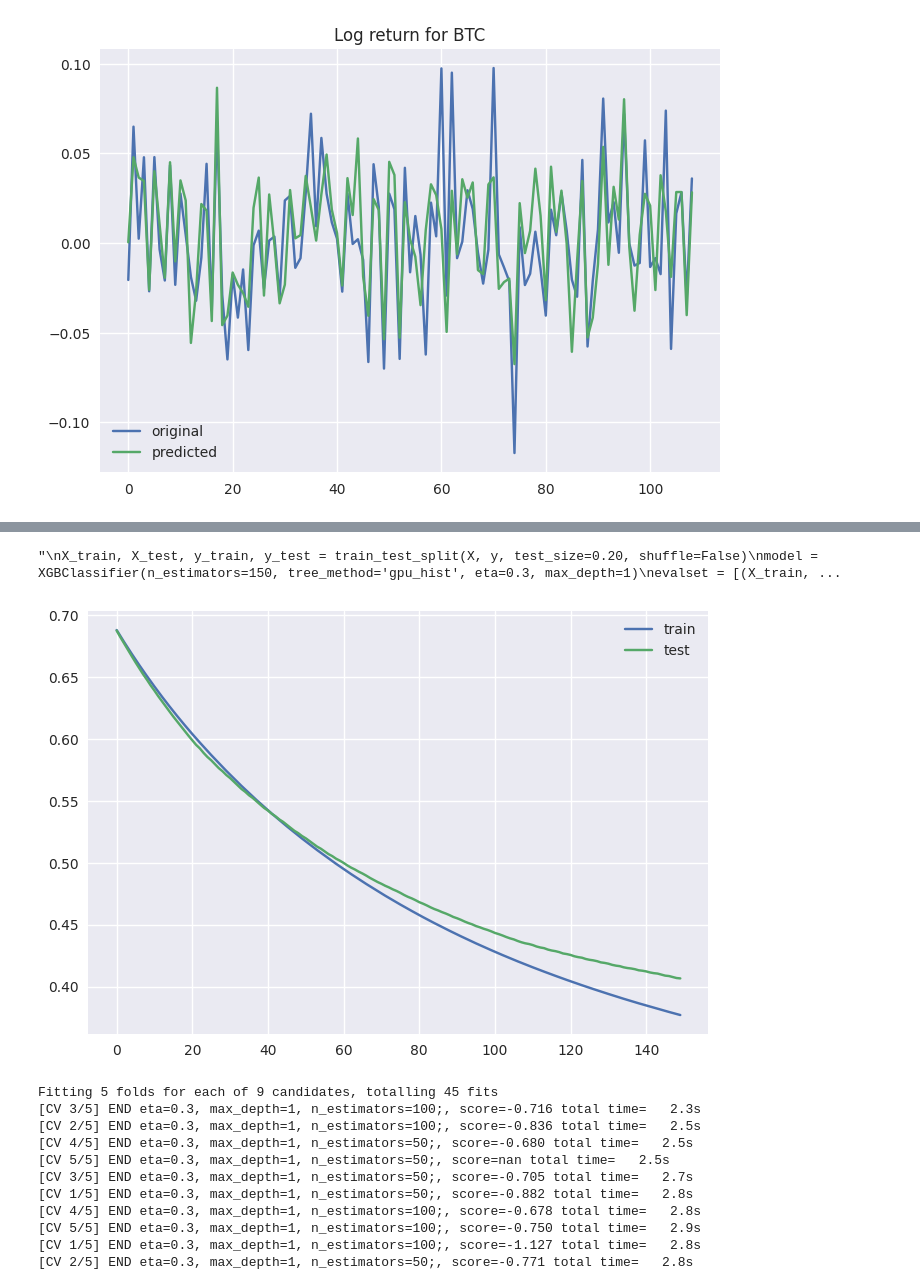
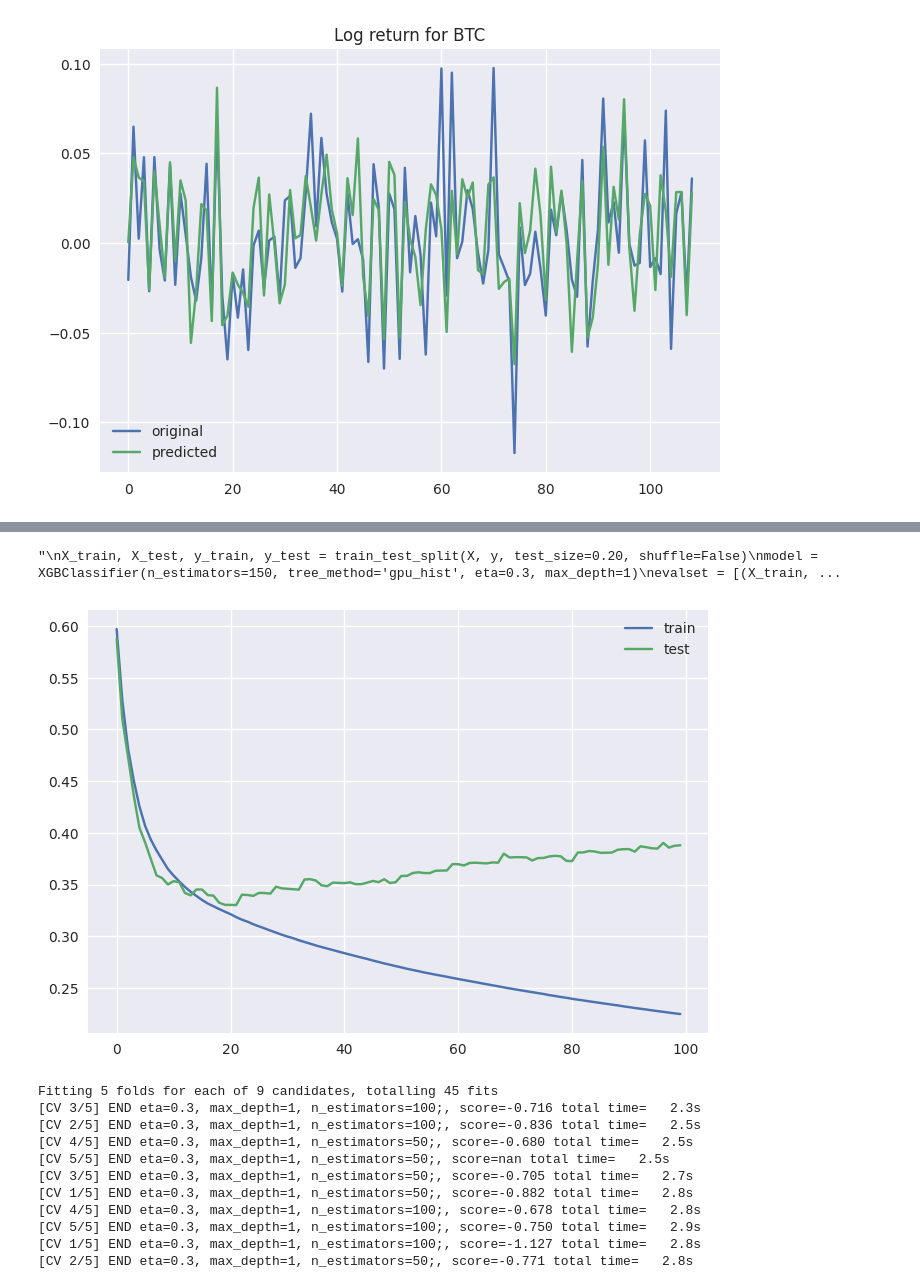
Before and after one commit to kozanakyel/KZ-Engine-Backend, a Jupyter notebook: KZ_project_setup/notebooks/test_sent_kz.ipynb, the cells around one changed output, grey strips where cells are left out. Cells and saved outputs as stored; diff of their text form; code cells hidden in the pictures.

Commit message:
xgboostForecasting model for regression and classification

```diff
--- a/KZ_project_setup/notebooks/test_sent_kz.ipynb
+++ b/KZ_project_setup/notebooks/test_sent_kz.ipynb
@@ -156,7 +155,8 @@ y = (y > 0).astype(int)  #df_final.feature_label
 X = df_final.drop(columns=['log_return'], axis=1)  #df_final.drop(columns=['feature_label'], axis=1)
 # %%
 from sklearn.model_selection import train_test_split
-from sklearn.metrics import accuracy_score
+from sklearn.model_selection import cross_val_score, KFold
+from sklearn.metrics import mean_squared_error, accuracy_score
 import matplotlib.pyplot as plt
 import os
 
@@ -164,14 +164,17 @@ from xgboost import XGBClassifier, XGBRegressor
 
 class XgboostForecasting():
 
-    def __init__(self, n_estimators: int, tree_method: str, eta: float, max_depth: int, objective: str='binary', cv=None):
+    def __init__(self, n_estimators: int, tree_method: str, eta: float,
+                    max_depth: int, objective: str='binary', eval_metric: str='logloss',
+                    cv: int=0, is_kfold: bool=False):
         self.n_estimators = n_estimators
         self.tree_method = tree_method
         self.eta = eta
         self.max_depth = max_depth
         self.objective = objective
-        self.X_train = None
+        self.eval_metric = eval_metric
         self.cv = cv
+        self.is_kfold = is_kfold
         if self.objective == 'binary':
             self.model = XGBClassifier(n_estimators=self.n_estimators, tree_method=self.tree_method,
                     eta=self.eta, max_depth=self.max_depth)
@@ -186,25 +189,36 @@ class XgboostForecasting():
         self.X_train, self.X_test, self.y_train, self.y_test = train_test_split(x, y, test_size=test_size, shuffle=False)
         self.evalset = [(self.X_train, self.y_train), (self.X_test, self.y_test)]
 
-    def fit(self, eval_metric: str ='logloss'):
-        if self.X_train:
-            self.model.fit(self.X_train, self.y_train, eval_metric=eval_metric, eval_set=self.evalset)
-        else:
-            print(f'Train and Test size NOT created')
+    def fit(self):
+        self.model.fit(self.X_train, self.y_train, eval_metric=self.eval_metric, eval_set=self.evalset)
+        if self.cv > 0 and self.is_kfold:
+            kfold = KFold(n_splits=self.cv, shuffle=False)
+            self.kf_cv_scores = cross_val_score(self.model, self.X_train, self.y_train, cv=kfold)
+        if self.cv > 0:
+            self.cv_scores = cross_val_score(self.model, self.X_train, self.y_train, cv=self.cv)
+
 
     def get_score(self):
         yhat = self.model.predict(self.X_test)
         if self.objective == 'binary':
-            score = accuracy_score(self.y_test, yhat)
+            scr = accuracy_score(self.y_test, yhat)
+            print(f'Accuracy Score for binary classification is: {scr}')
+        elif self.objective == 'regression' and self.is_kfold:
+            scr = self.kf_cv_scores.mean()
+            print(f'Score for Mean {self.cv} Kfold is: {self.kf_cv_scores.mean()}')
+        elif self.objective == 'regression' and self.cv > 0:
+            scr = self.cv_scores.mean()
+            print(f'Score for Mean {self.cv} Cross-Validation is: {self.cv_scores.mean()}')
         elif self.objective == 'regression':
-            score = self.model.score(self.X_train, self.y_train)
-        return score
+            scr = self.model.score(self.X_train, self.y_train)
+            print(f'Score for Train set regression is: {scr}')
+        return scr
 
     def plot_learning_curves(self):
         self.results = self.model.evals_result()
         fig, ax = plt.subplots()
-        ax.plot(self.results['validation_0']['logloss'], label='train')
-        ax.plot(self.results['validation_1']['logloss'], label='test')
+        ax.plot(self.results['validation_0'][self.eval_metric], label='train')
+        ax.plot(self.results['validation_1'][self.eval_metric], label='test')
         ax.legend()
 
     def save_model(self, file_name: str):
@@ -216,16 +230,21 @@ class XgboostForecasting():
         for f in files:
             if f.endswith('.json'):
                 list_files.append(f)
-        print(list_files)
+        print(f'Existing model names are: {list_files}')
 
 
-xgb = XgboostForecasting(objective='regression', n_estimators=150, eta=0.01, max_depth=2, tree_method='gpu_hist')
+xgb = XgboostForecasting(objective='binary', n_estimators=100, eta=0.3, max_depth=1,
+                    tree_method='gpu_hist', cv=10, eval_metric='logloss')
 xgb.create_train_test_data(X, y, test_size=0.2)
 xgb.fit()
 xgb.save_model('model_file_name.json')
 score = xgb.get_score()
-print('Accuracy: %.3f' % score)
 xgb.plot_learning_curves()
+xgb.get_model_names()
+#yhat = (xgb.model.predict(xgb.X_test) > 0).astype(int)
+#y_ = (xgb.y_test > 0).astype(int)
+#accuracy = accuracy_score(yhat, y_)
+#print('Accuracy: %.3f' % accuracy)
 
 
 """
@@ -234,19 +253,15 @@ model = XGBClassifier(n_estimators=150, tree_method='gpu_hist', eta=0.3, max_dep
 evalset = [(X_train, y_train), (X_test,y_test)]
 
 model.fit(X_train, y_train, eval_metric='logloss', eval_set=evalset)
-# evaluate performance
 model.save_model('model_file_name.json')
 yhat = model.predict(X_test)
 score = accuracy_score(y_test, yhat)
 print('Accuracy: %.3f' % score)
-# retrieve performance metrics
 results = model.evals_result()
-# plot learning curves
 
 fig, ax = plt.subplots()
 ax.plot(results['validation_0']['logloss'], label='train')
 ax.plot(results['validation_1']['logloss'], label='test')
-# show the legend
 ax.legend()
 # show the plot
 """
@@ -271,5 +286,5 @@ Accuracy: 0.561
 "\nX_train, X_test, y_train, y_test = train_test_split(X, y, test_size=0.20, shuffle=False)\nmodel = XGBClassifier(n_estimators=150, tree_method='gpu_hist', eta=0.3, max_depth=1)\nevalset = [(X_train, ...
-[figure, old version]
+[figure, new version]
 # %%
 from sklearn.model_selection import train_test_split
 from sklearn.metrics import accuracy_score
```
Also changed, not shown: parts of 2 cells of this notebook, 1 other file.
